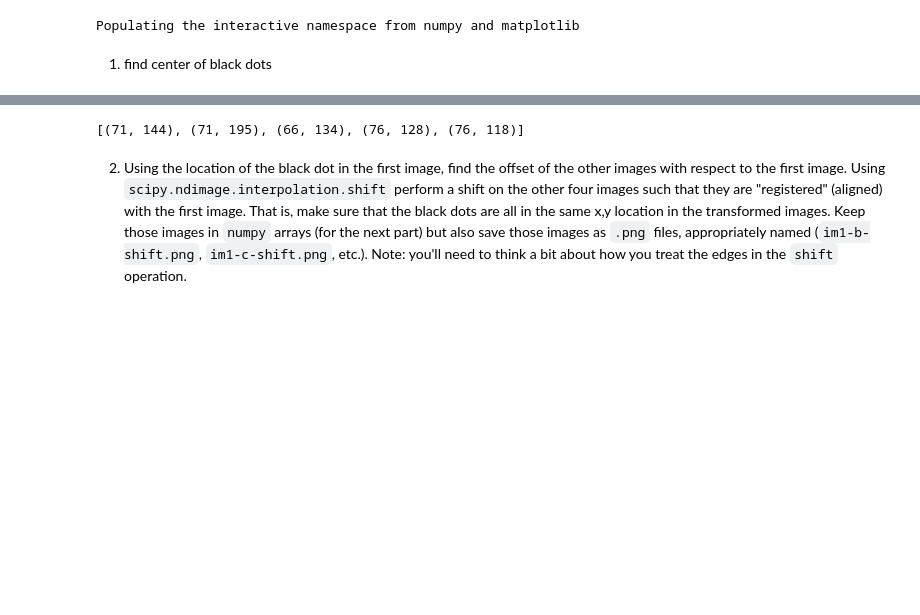
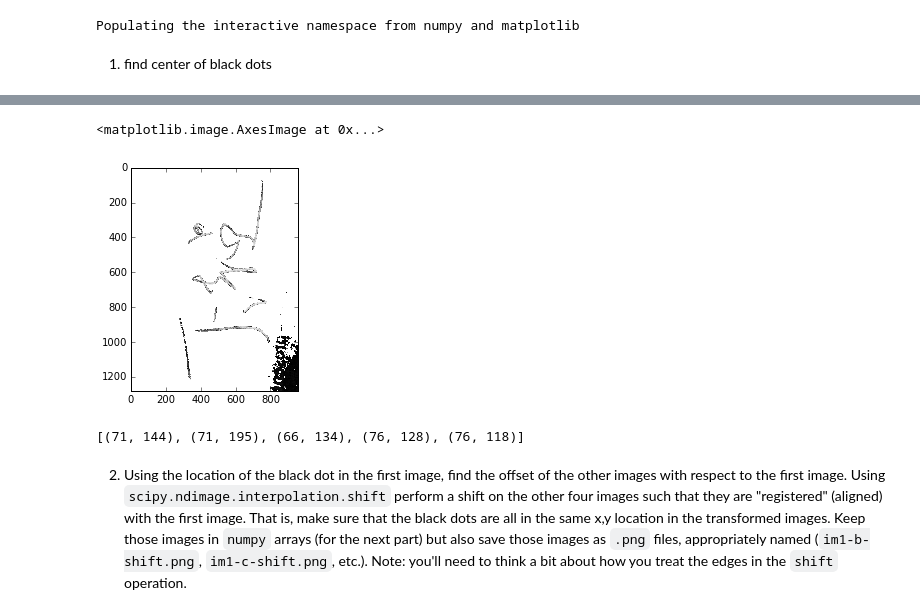
Before and after one commit to kbl4ew/Python_For_Data_Science, a Jupyter notebook: Shiman/HW1/hw1.ipynb, the cells around one changed output, grey strips where cells are left out. Drawn from its saved outputs; the diff is of its cells as text; code cells hidden in the pictures; blank space fills up the shorter version.

```diff
--- a/Shiman/HW1/hw1.ipynb
+++ b/Shiman/HW1/hw1.ipynb
@@ -21,3 +22,9 @@ imshow(im,cmap=cm.Greys)
+# %%
+a = ma.masked_array(im, mask = (im >=170))
+imshow(a,cmap=cm.Greys)
+# %% [output]
+<matplotlib.image.AxesImage at 0x...>
+[figure, added]
 # %%
 def findCenter(im):
     loc = np.argmin(im)
```
Also changed, not shown: parts of 1 cell of this notebook, 8 other files.
